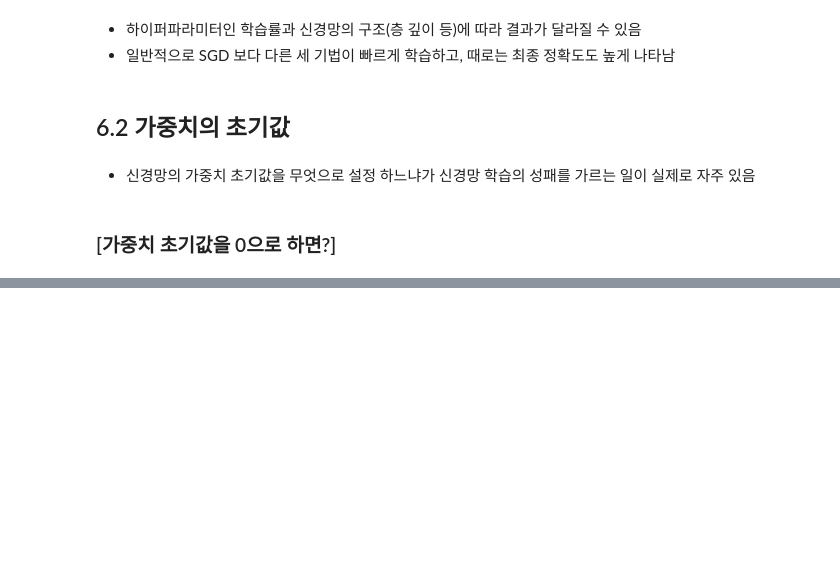
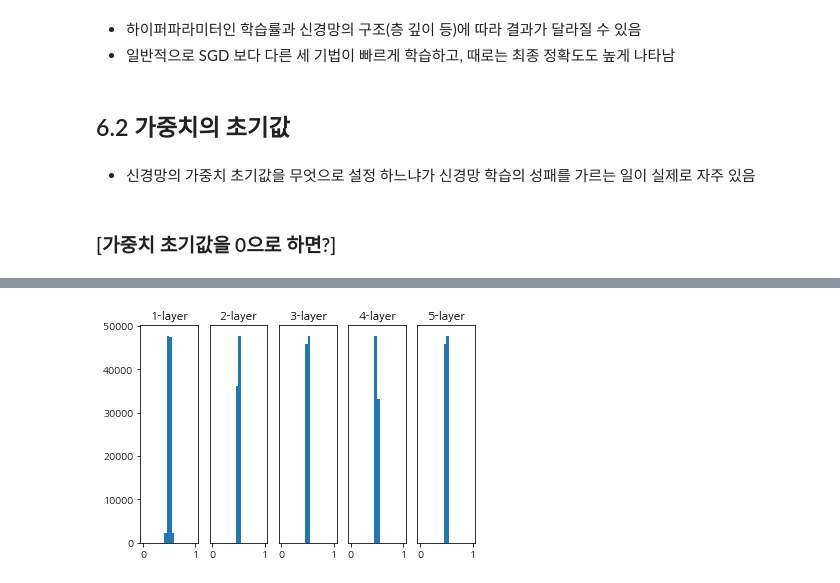
Before and after one commit to cloudallera/deep-learning-from-scratch, a Jupyter notebook: _mystudy/06_training_techniques.ipynb, the cells around one changed output, grey strips where cells are left out. Drawn from its saved outputs; the diff is of its cells as text; code cells hidden in the pictures; blank space fills up the shorter version.

```diff
--- a/_mystudy/06_training_techniques.ipynb
+++ b/_mystudy/06_training_techniques.ipynb
@@ -653,0 +721,5 @@ plt.show()
+# %%
+# 가중치 표준편차가 0.01인 경우의 각 층의 활성화 값 분포
+weight_init_activation_histogram(init_std=0.01)
+# %% [output]
+[figure, added]
```
Also changed, not shown: parts of 59 cells of this notebook, 3 other files.
